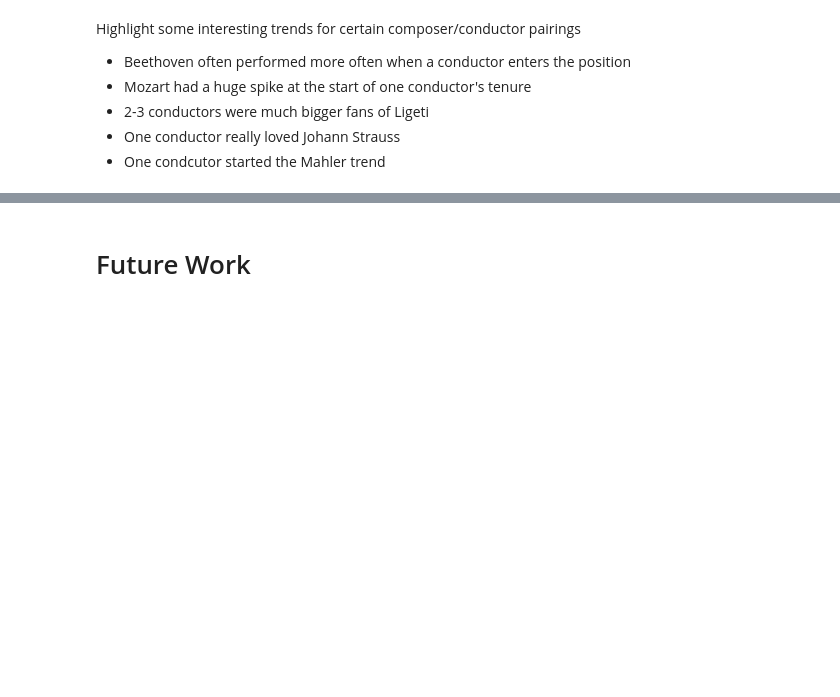
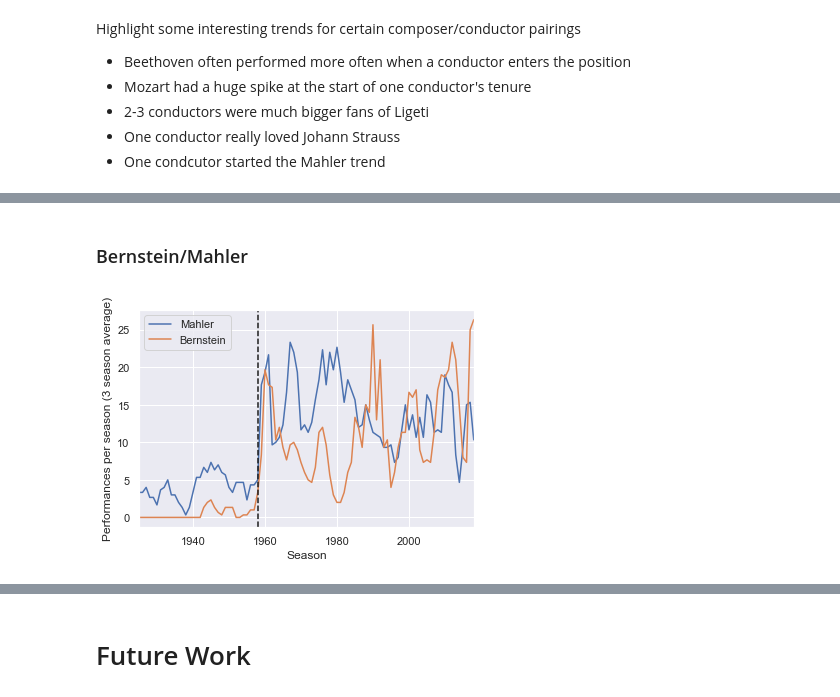
Before and after one commit to physinet/NY-Phil-EDA, a Jupyter notebook: EDA.ipynb, the cells around one changed output, grey strips where cells are left out. Saved outputs shown, nothing was run; the diff lists cells and outputs as text; code cells hidden in the pictures; blank space fills up the shorter version.

```diff
--- a/EDA.ipynb
+++ b/EDA.ipynb
@@ -824,0 +816,16 @@ Highlight some interesting trends for certain composer/conductor pairings
+# %% [markdown]
+### Bernstein/Mahler
+# %%
+fig, ax = plt.subplots()
+ax.plot(df_num.iloc[16].rolling(3).mean(), label=df_num.index[16].split(',')[0])
+ax.plot(df_num.iloc[23].rolling(3).mean(), label=df_num.index[23].split(',')[0])
+
+ax.legend()
+ax.set_xlabel('Season', fontsize=12)
+ax.set_ylabel('Performances per season (3 season average)', fontsize=12)
+ax.axvline(1958, color='k', ls='--')  # Bernstein became conductor
+ax.set_xlim(1925, 2018)
+
+fig.savefig('plots/Mahler.png', bbox_inches='tight', dpi=400)
+# %% [output]
+[figure, added]
```
Also changed, not shown: parts of 13 cells of this notebook, 9 other files.
